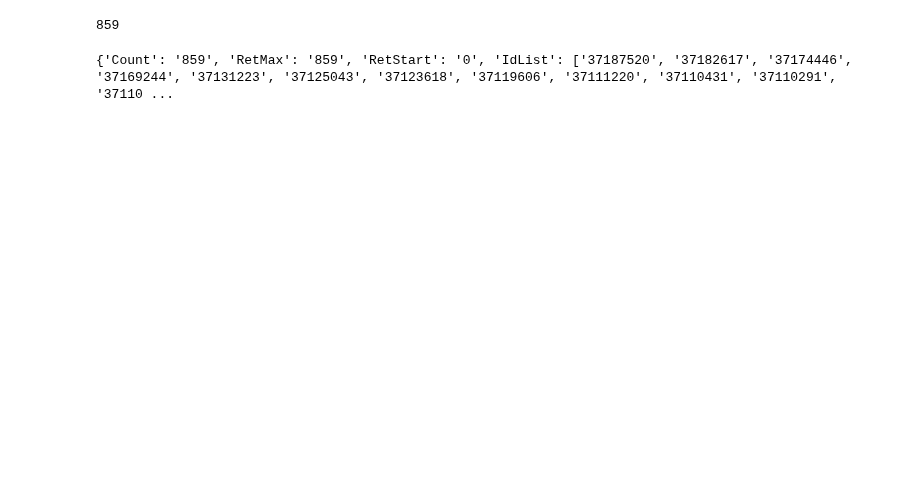
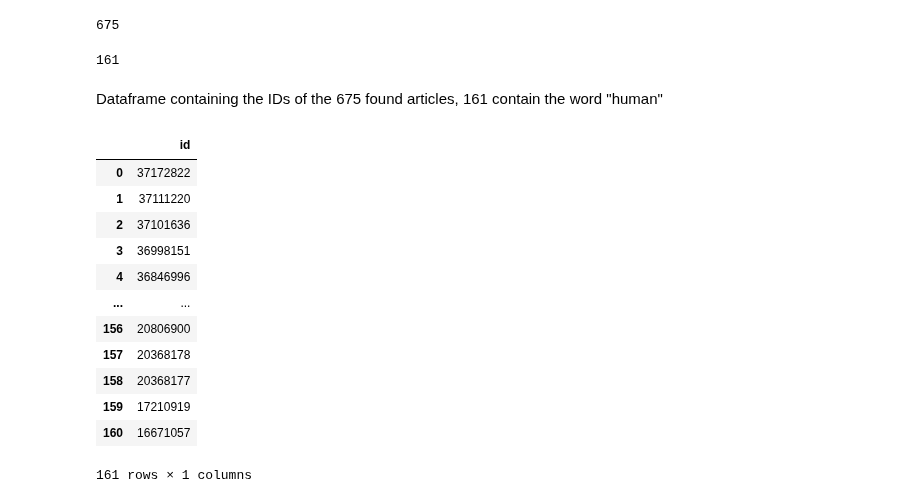
Before and after one commit to grusso98/gut-microbiota-diet, a Jupyter notebook: text-extraction.ipynb, the cells around one changed output. Cells and saved outputs as stored; diff of their text form; code cells hidden in the pictures; blank space fills up the shorter version.

```diff
--- a/text-extraction.ipynb
+++ b/text-extraction.ipynb
@@ -29,10 +21,6 @@ Entrez.email = "sezc.gianmarco.russo@gmail.com"
 # %%
-handle = Entrez.esearch(db="pubmed", term="\"sugar\" gut microbiota", retmax=1000000)
-record = Entrez.read(handle)
-print(record['Count'])
+handle_refsugar_diet = Entrez.esearch(db="pubmed", term="(((\"refined\" AND \"sugar\") OR (\"sugar\" AND \"diet\")) OR (\"sucrose\" AND \"diet\"))  AND \"microbiota\"", retmax=1000000)
+record_refsugar_diet = Entrez.read(handle_refsugar_diet)
+print(record_refsugar_diet['Count'])
 # %% [output]
-859
+675
-# %%
-record
-# %% [output]
-{'Count': '859', 'RetMax': '859', 'RetStart': '0', 'IdList': ['37187520', '37182617', '37174446', '37169244', '37131223', '37125043', '37123618', '37119606', '37111220', '37110431', '37110291', '37110 ...
@@ -41,0 +27,8 @@ sugar_df = pd.DataFrame.from_dict({'id':record['IdList']})
+# %%
+handle_refsugar_diet_human = Entrez.esearch(db="pubmed", term="(((\"refined\" AND \"sugar\") OR (\"sugar\" AND \"diet\")) OR (\"sucrose\" AND \"diet\")) AND \"human\" AND \"microbiota\"", retmax=1000000)
+record_refsugar_diet_human = Entrez.read(handle_refsugar_diet_human)
+print(record_refsugar_diet_human['Count'])
+# %% [output]
+161
+# %% [markdown]
+Dataframe containing the IDs of the 675 found articles, 161 contain the word "human"
@@ -42,3 +38,19 @@ sugar_df = pd.DataFrame.from_dict({'id':record['IdList']})
+# %%
+sugar_human_df
+# %% [output]
+|  | id |
+| 0 | 37172822 |
+| 1 | 37111220 |
+| 2 | 37101636 |
+| 3 | 36998151 |
+| 4 | 36846996 |
+| ... | ... |
+| 156 | 20806900 |
+| 157 | 20368178 |
+| 158 | 20368177 |
+| 159 | 17210919 |
+| 160 | 16671057 |
+161 rows × 1 columns
 # %%
 sugar_df
 # %% [output]
```
Also changed, not shown: parts of 73 cells of this notebook, 1 other file.
